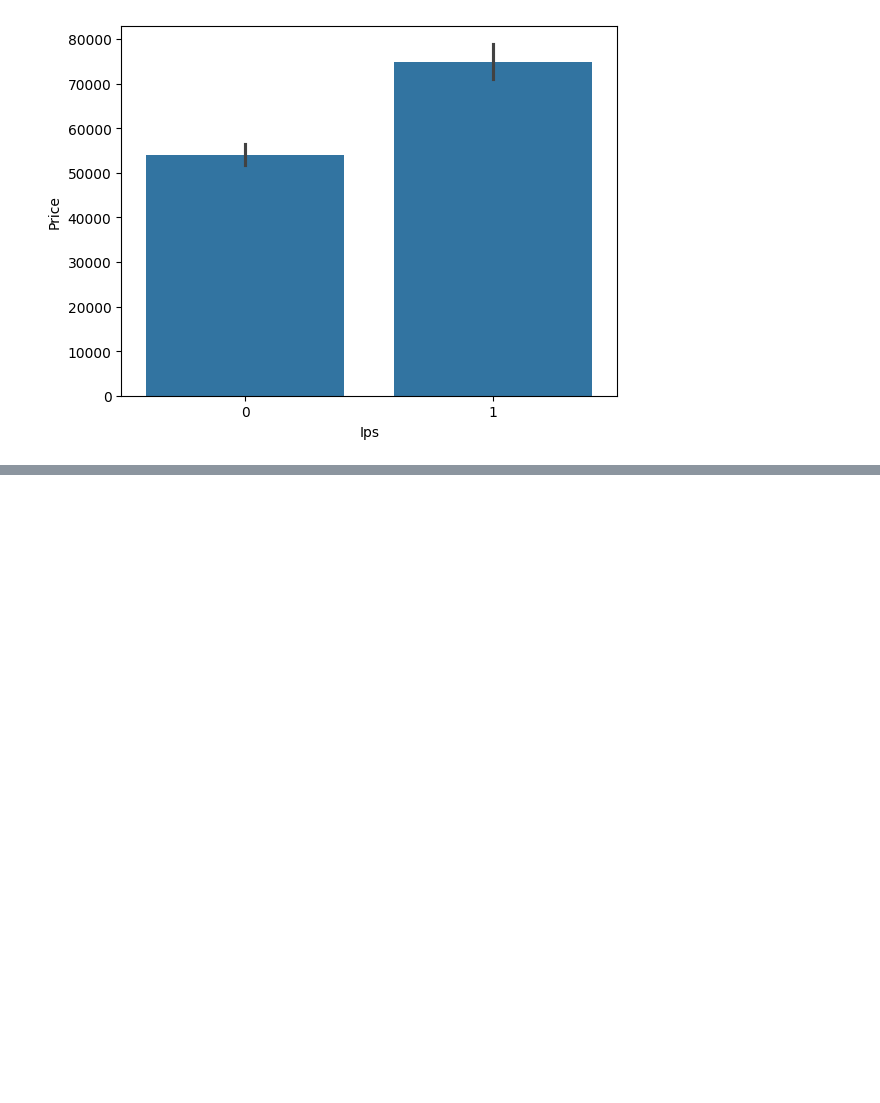
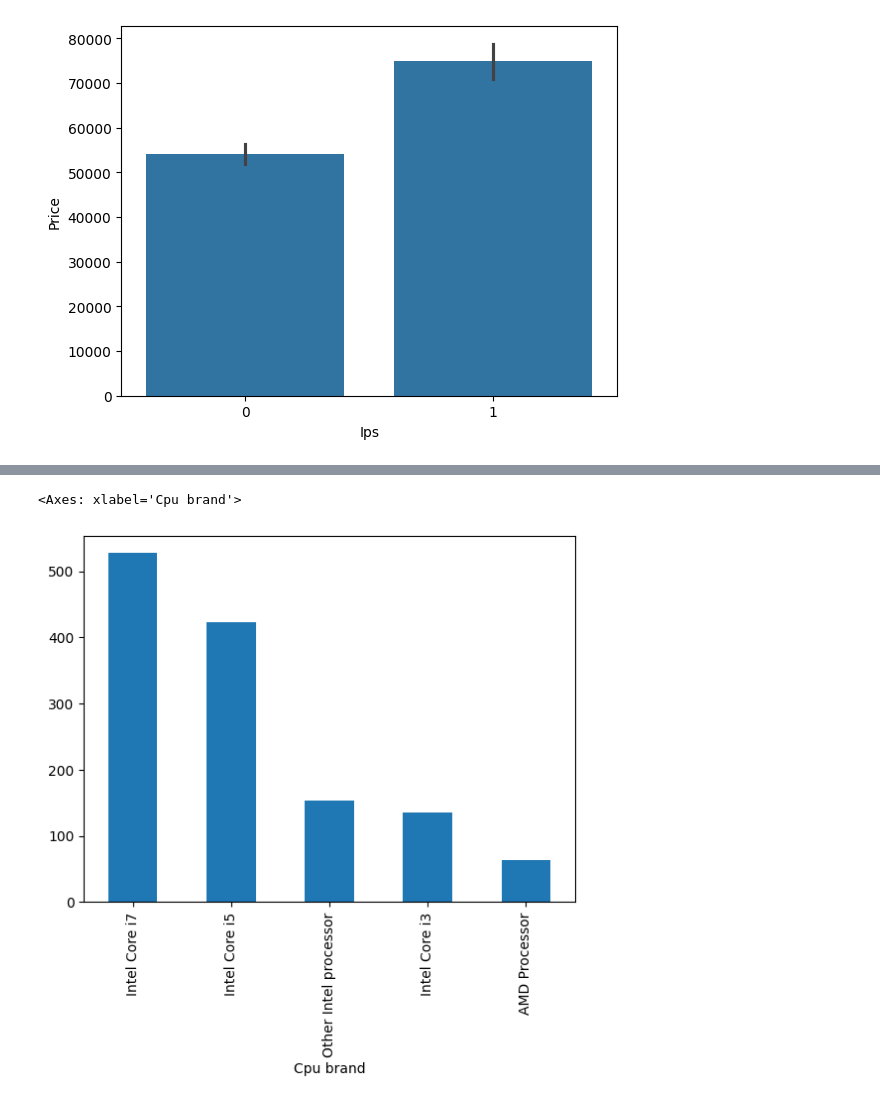
Before and after one commit to Siddhi-S-Thakur/ML---supervised_learning, a Jupyter notebook: LaptopPricePredictor.ipynb, the cells around one changed output, grey strips where cells are left out. Drawn from its saved outputs; the diff is of its cells as text; code cells hidden in the pictures; blank space fills up the shorter version.

Commit message:
Eda of only OS and weight column left, else done

```diff
--- a/LaptopPricePredictor.ipynb
+++ b/LaptopPricePredictor.ipynb
@@ -249,0 +265,14 @@ df.drop(columns=['Inches', 'X_res', 'Y_res'], inplace =True)
+# %%
+df['Cpu_name'] = df['Cpu'].apply(lambda x:" ".join(x.split()[0:3]))
+# extracts first 3 words from Cpu column using .split() function then convert them from list to string using .join
+# %%
+def fetch_processor(text):
+    if text == 'Intel Core i7' or text == 'Intel Core i5' or text == 'Intel Core i3':
+        return text
+    else:
+        if text.split()[0] == 'Intel':
+            return 'Other Intel processor'
+        else:
+            return 'AMD Processor'
+# %%
+df['Cpu brand'] = df['Cpu_name'].apply(fetch_processor)
@@ -249,0 +295,5 @@ df.drop(columns=['Inches', 'X_res', 'Y_res'], inplace =True)
+# %%
+df['Cpu brand'].value_counts().plot(kind = 'bar')
+# %% [output]
+<Axes: xlabel='Cpu brand'>
+[figure, added]
```
Also changed, not shown: parts of 28 cells of this notebook, 1 other file.
